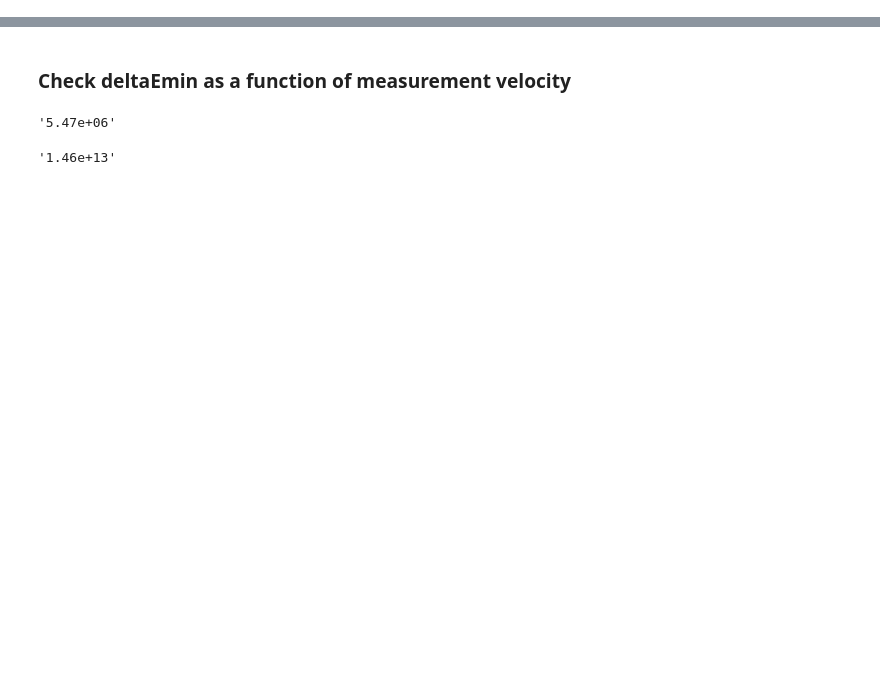
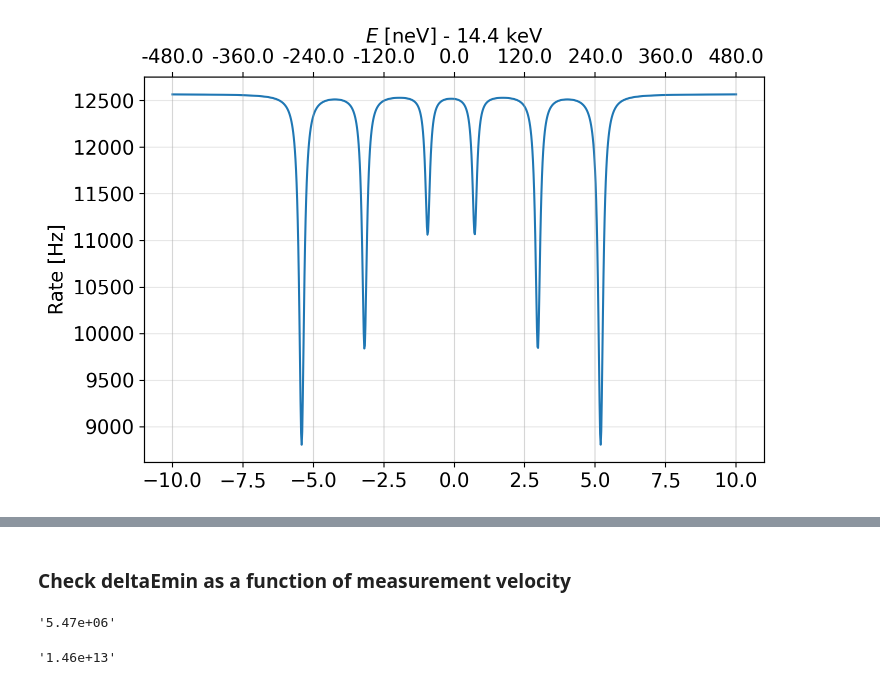
Before and after one commit to StanfordMossbauer/mossbauer_study, a Jupyter notebook: examples/example.ipynb, the cells around one changed output, grey strips where cells are left out. Saved outputs shown, nothing was run; the diff lists cells and outputs as text; code cells hidden in the pictures; blank space fills up the shorter version.

```diff
--- a/examples/example.ipynb
+++ b/examples/example.ipynb
@@ -85,0 +112,11 @@ plt.show()
+# %%
+vel = np.linspace(-10, 10, 1000)
+
+fig, ax = plt.subplots(1, 1)
+plt.plot(vel, moss.transmitted_spectrum(vel))  # NOTE: derivative doesn't work for multi-line spectra
+plt.ylabel('Rate [Hz]')
+
+mossbauer.add_energy_axis(ax)
+plt.show()
+# %% [output]
+[figure, added]
```
Also changed, not shown: parts of 20 cells of this notebook, 5 other files.
